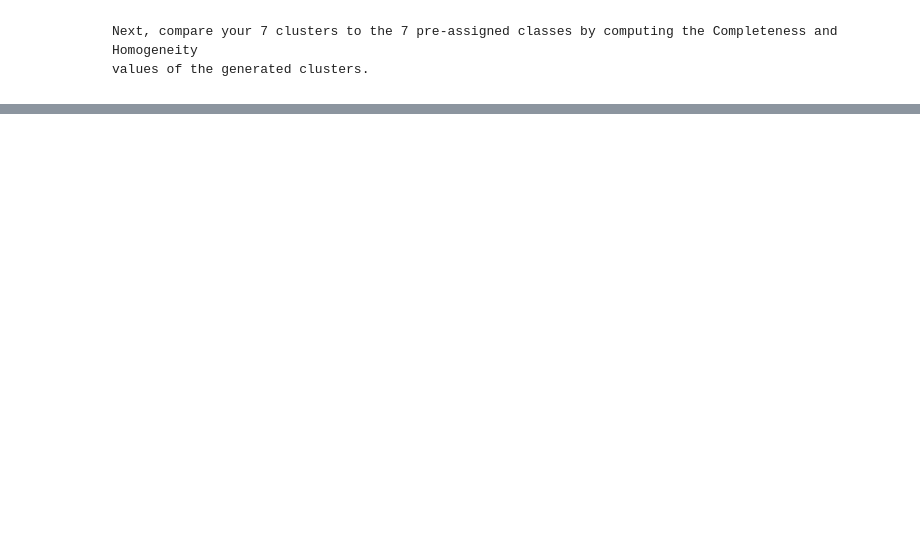
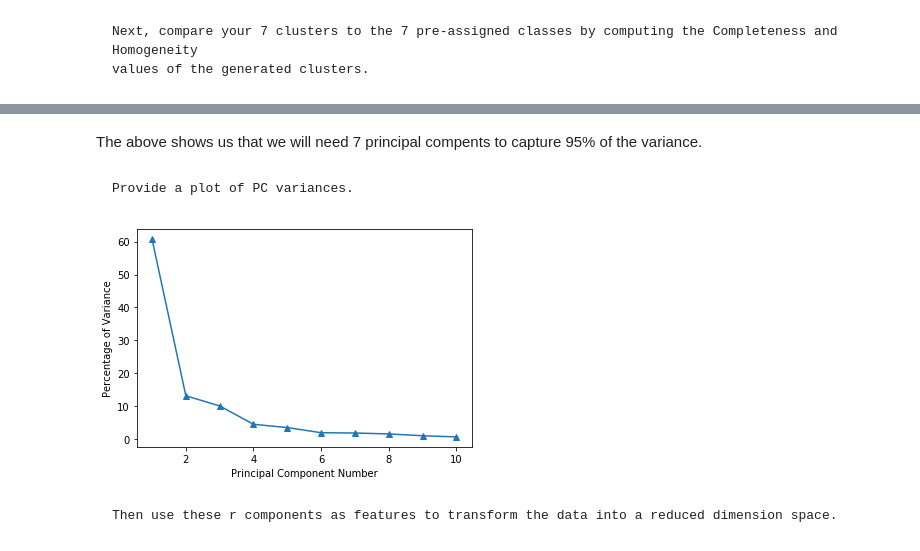
Before and after one commit to claytoncohn/DSC478, a Jupyter notebook: Jupyter/Assignment4.ipynb, the cells around one changed output, grey strips where cells are left out. Cells and saved outputs as stored; diff of their text form; code cells hidden in the pictures; blank space fills up the shorter version.

```diff
--- a/Jupyter/Assignment4.ipynb
+++ b/Jupyter/Assignment4.ipynb
@@ -230,0 +235,10 @@ print(homogeneity_score(y,clusters))
+# %%
+# PCA code taken from lecture notebooks
+from sklearn import decomposition
+
+meanVals = np.mean(X_norm, axis=0)
+meanRemoved = X_norm - meanVals #remove mean
+covMat = np.cov(meanRemoved, rowvar=0)
+
+np.set_printoptions(precision=2,suppress=True,linewidth=100)
+print(covMat)
@@ -230,0 +263,5 @@ print(homogeneity_score(y,clusters))
+# %%
+import numpy.linalg as la
+eigVals,eigVects = la.eig(np.mat(covMat))
+print("Eigenvalues: ",eigVals)
+print("Eigenvectors:",eigVects)
@@ -230,0 +286,8 @@ print(homogeneity_score(y,clusters))
+# %%
+eigValInd = np.argsort(eigVals)  #sort, sort goes smallest to largest
+eigValInd = eigValInd[::-1]   #reverse
+sortedEigVals = eigVals[eigValInd]
+print(sortedEigVals)
+total = sum(sortedEigVals)
+varPercentage = sortedEigVals/total*100
+print(varPercentage)
@@ -230,0 +316,18 @@ print(homogeneity_score(y,clusters))
+# %% [markdown]
+The above shows us that we will need 7 principal compents to capture 95% of the variance.
+# %% [markdown]
+    Provide a plot of PC variances.
+# %%
+import matplotlib.pyplot as plt
+%matplotlib inline
+
+fig = plt.figure()
+ax = fig.add_subplot(111)
+ax.plot(range(1, 11), varPercentage[:10], marker='^')
+plt.xlabel('Principal Component Number')
+plt.ylabel('Percentage of Variance')
+plt.show()
+# %% [output]
+[figure, added]
+# %% [markdown]
+    Then use these r components as features to transform the data into a reduced dimension space.
```
Also changed, not shown: parts of 12 cells of this notebook.
